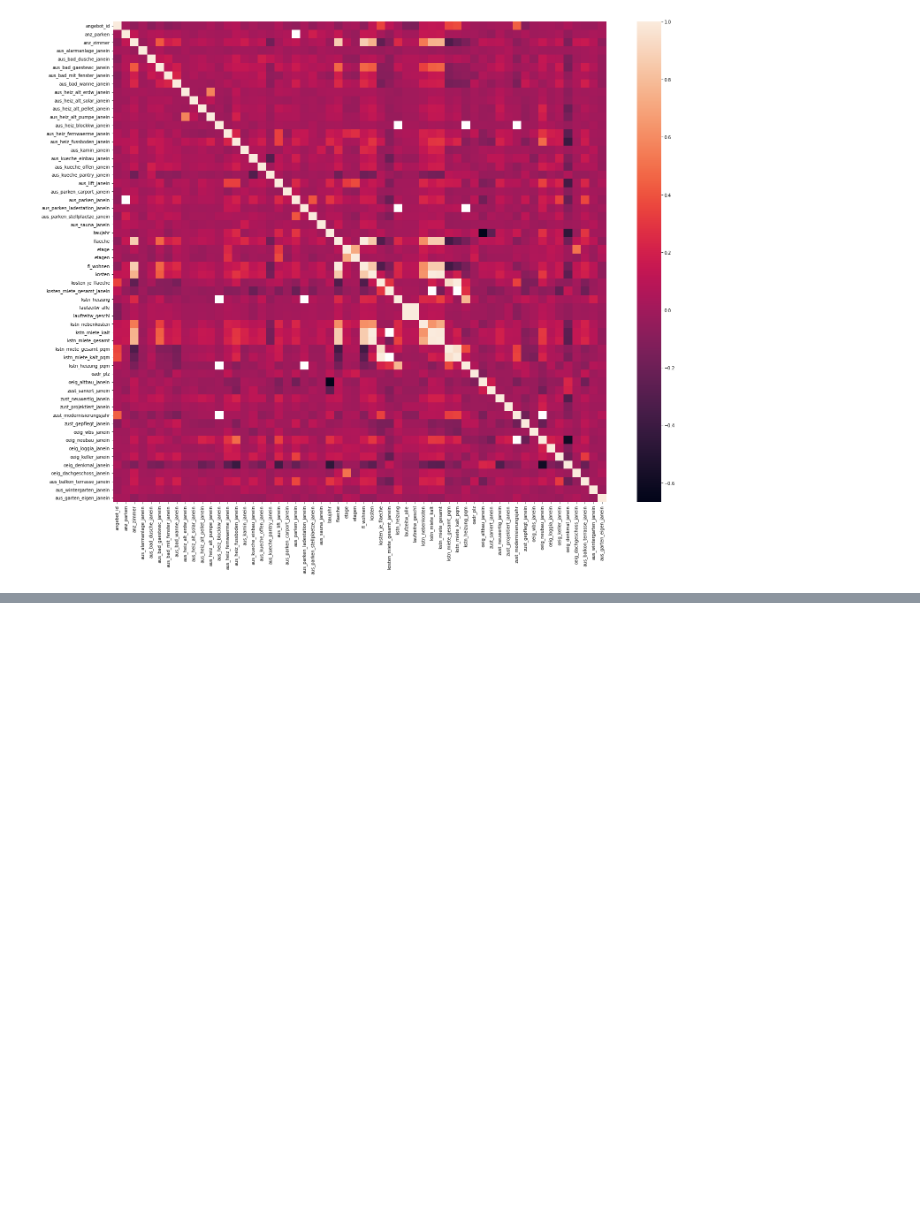
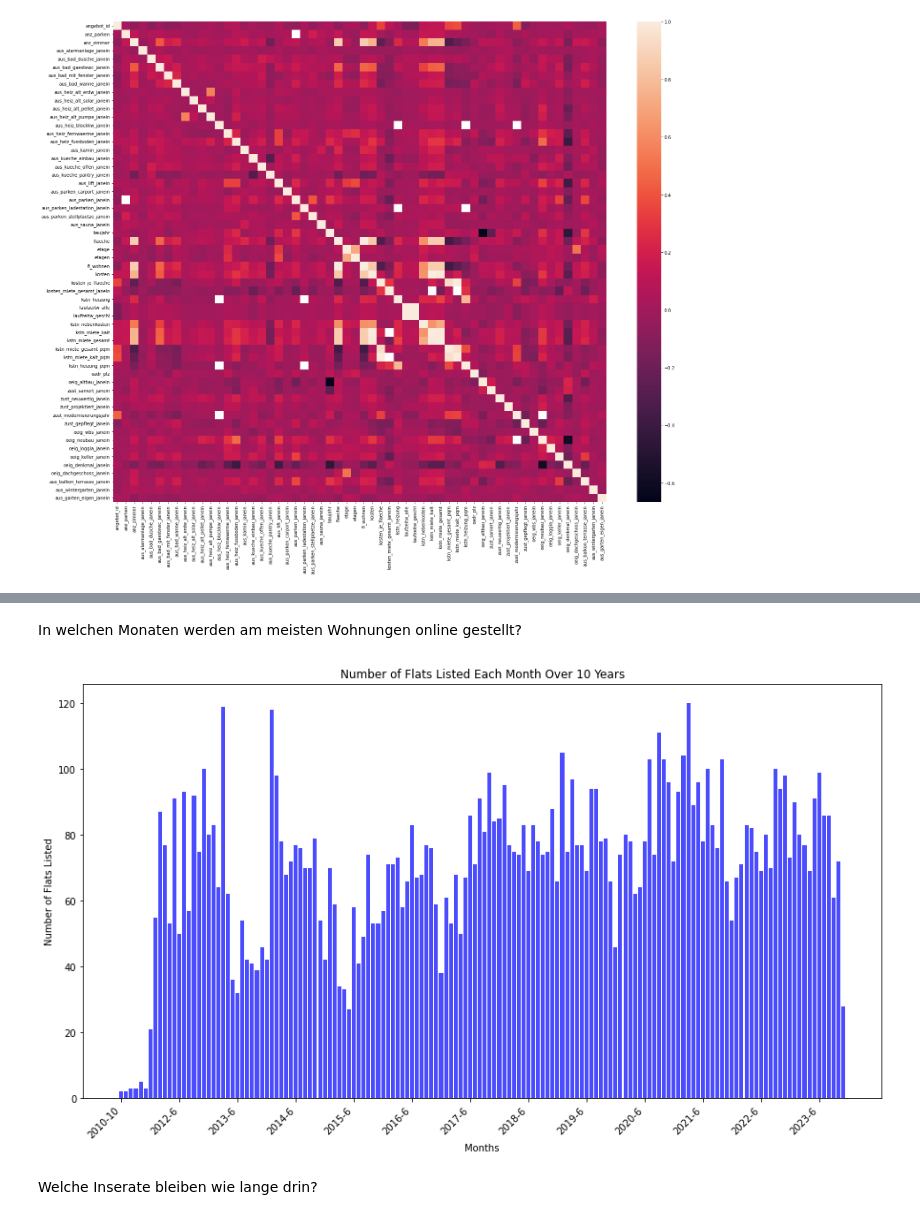
Before and after one commit to okihnjo/DataLiteracy, a Jupyter notebook: notebooks/correlations.ipynb, the cells around one changed output, grey strips where cells are left out. Cells and saved outputs as stored; diff of their text form; code cells hidden in the pictures; blank space fills up the shorter version.

Commit message:
Histogram in welchen Monaten Wohnungen online gestellt werden

```diff
--- a/notebooks/correlations.ipynb
+++ b/notebooks/correlations.ipynb
@@ -91,0 +97,27 @@ Name: startdate, Length: 10574, dtype: datetime64[ns]
+# %% [markdown]
+In welchen Monaten werden am meisten Wohnungen online gestellt?
+# %%
+df['year'] = df['startdate'].str[:4]
+df["month"] = pd.DatetimeIndex(df['startdate']).month
+monthly_counts = df.groupby(['year', 'month']).size().reset_index(name='count')
+
+plt.figure(figsize=(15, 8))
+plt.bar(monthly_counts.index, monthly_counts['count'], color='blue', alpha=0.7)
+
+plt.title('Number of Flats Listed Each Month Over 10 Years')
+plt.xlabel('Months')
+plt.ylabel('Number of Flats Listed')
+
+tick_positions = monthly_counts.index[::12]
+tick_labels = [f"{year}-{month}" for year, month in zip(monthly_counts['year'][tick_positions], monthly_counts['month'][tick_positions])]
+plt.xticks(tick_positions, tick_labels, ha='right')
+
+plt.show()
+
+#kde=True
+# sns.histplot(data=df, x="startdate",bins=12)
+# plt.xticks(range(1, 13), ['Jan', 'Feb', 'Mar', 'Apr', 'May', 'Jun', 'Jul', 'Aug', 'Sep', 'Oct', 'Nov', 'Dec'])
+# %% [output]
+[figure, added]
+# %% [markdown]
+Welche Inserate bleiben wie lange drin?
```
Also changed, not shown: parts of 3 cells of this notebook.
